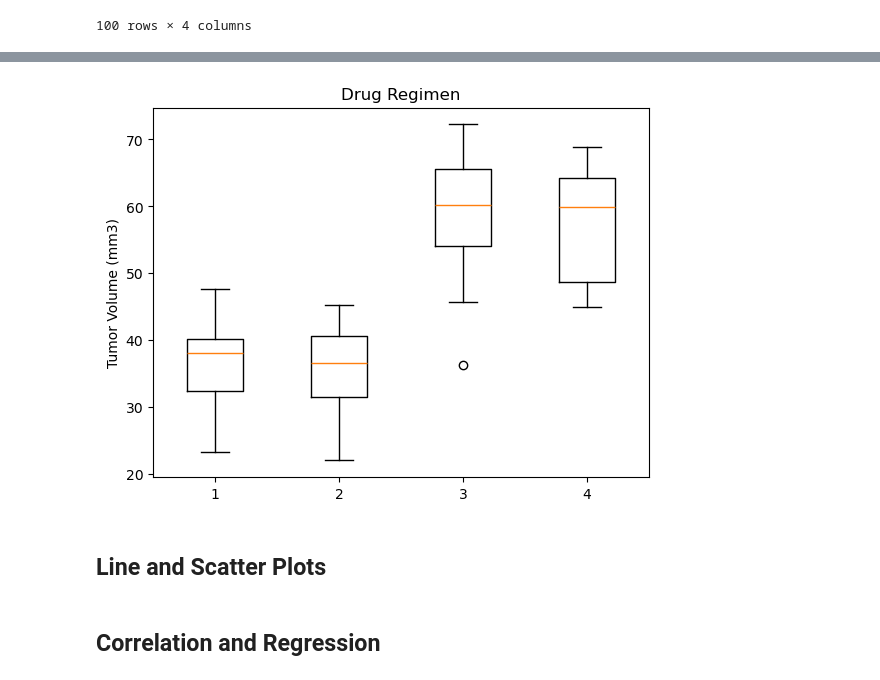
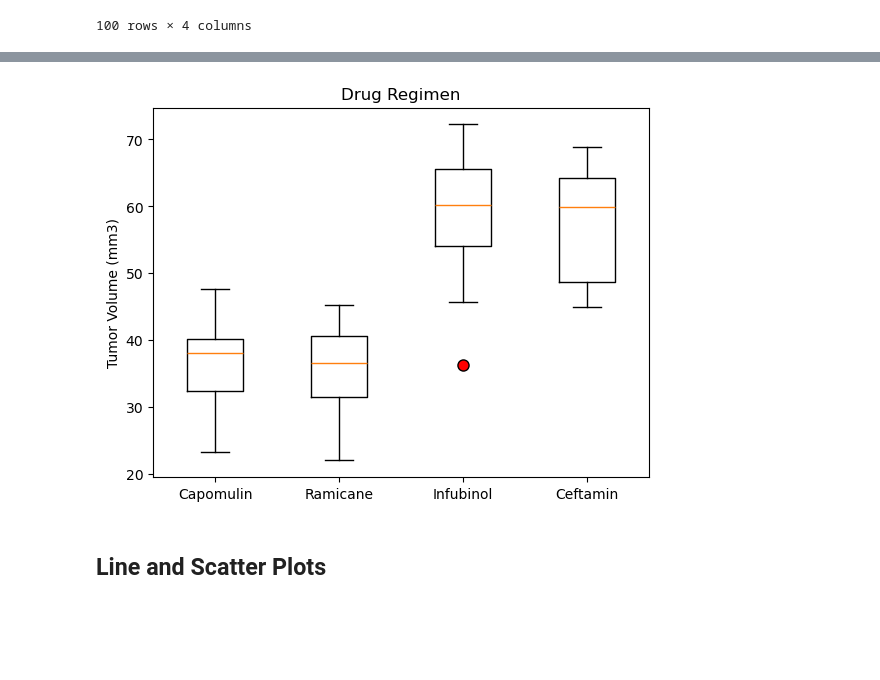
Before and after one commit to Rock2638/Matplotlib-Challenge, a Jupyter notebook: Pymaceuticals/Pymaceuticalsanalysis.ipynb, the cells around one changed output, grey strips where cells are left out. Cells and saved outputs as stored; diff of their text form; code cells hidden in the pictures; blank space fills up the shorter version.

```diff
--- a/Pymaceuticals/Pymaceuticalsanalysis.ipynb
+++ b/Pymaceuticals/Pymaceuticalsanalysis.ipynb
@@ -296,15 +296,13 @@ Values below 25.355449580000002 could be outliers.
 Values above 87.66645829999999 could be outliers.
 # %%
 # Generate a box plot that shows the distrubution of the tumor volume for each treatment group.
-
+# Using flierprops to customize the appearance of the outlier points on the box plot.
 fig1, ax1 = plt.subplots()
 ax1.set_title('Drug Regimen')
 ax1.set_ylabel('Tumor Volume (mm3)')
-ax1.boxplot(Drug_list_volume)
+ax1.boxplot(Drug_list_volume, labels=Drug_list, flierprops=dict(marker='o', markersize=8, markerfacecolor='red', linestyle='none'))
 plt.show()
 # %% [output]
-[figure, old version]
+[figure, new version]
 # %% [markdown]
 ## Line and Scatter Plots
-# %% [markdown]
-## Correlation and Regression
```
Also changed, not shown: parts of 5 cells of this notebook.
